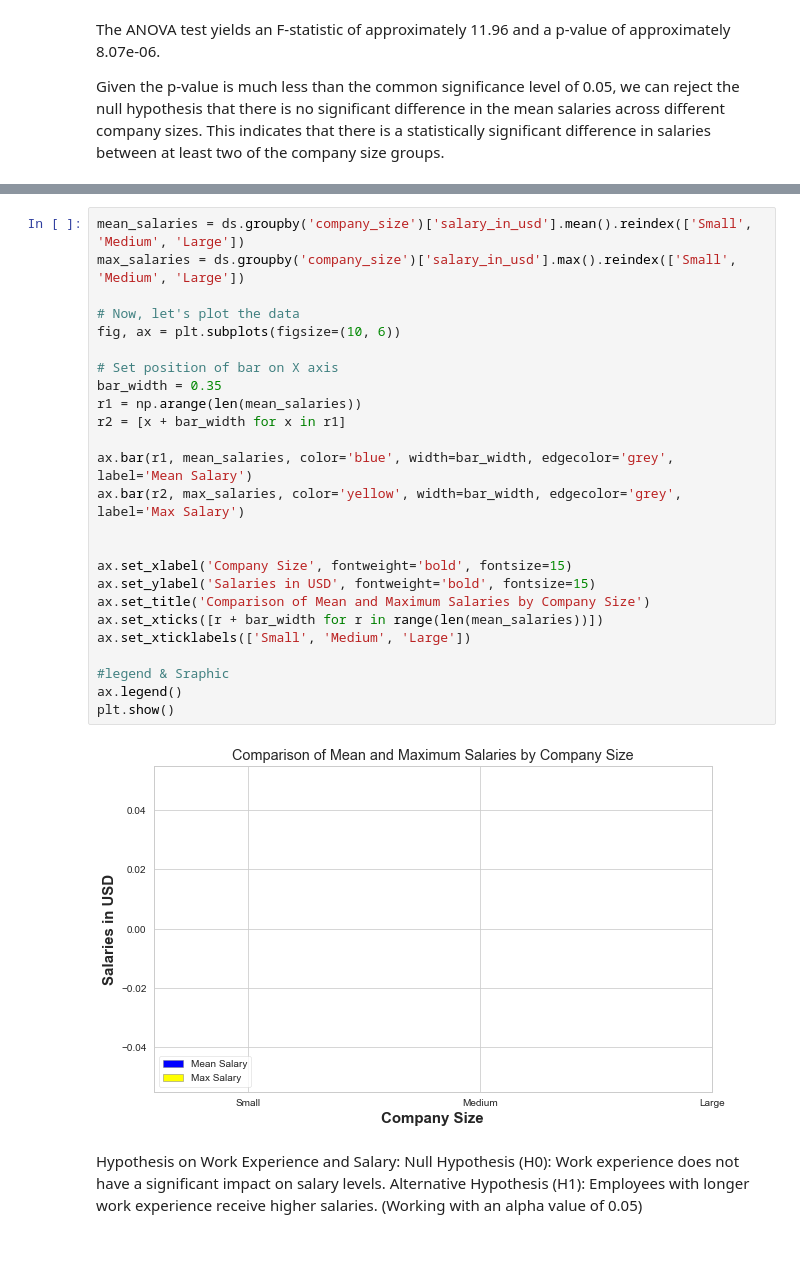
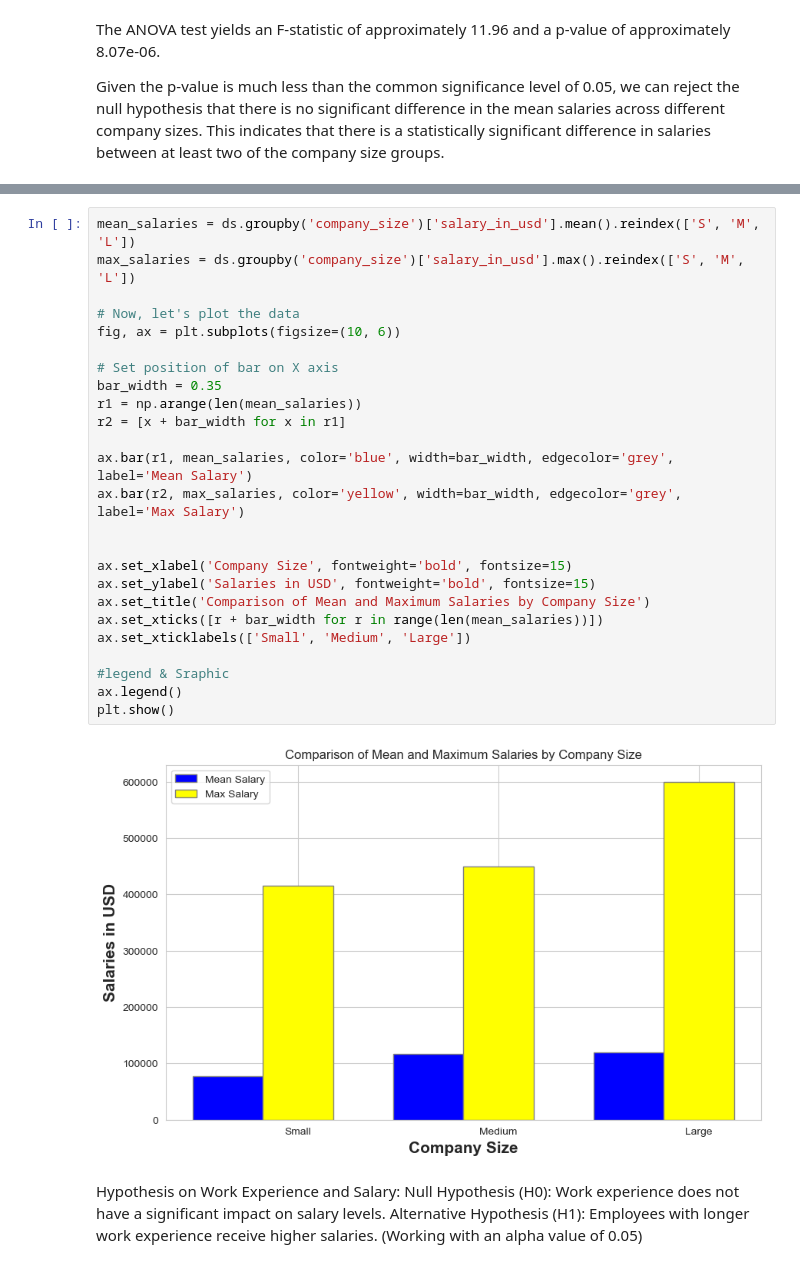
Before and after one commit to ed-gar-k/Phase-2-project, a Jupyter notebook: Untitled.ipynb, the cells around one changed output, grey strips where cells are left out. Saved outputs shown, nothing was run; the diff lists cells and outputs as text.

Commit message:
Fix Company size graph 2

```diff
--- a/Untitled.ipynb
+++ b/Untitled.ipynb
@@ -369,30 +369,30 @@ Multiple Comparison of Means - Tukey HSD, FWER=0.05
 # %%
-mean_salaries = ds.groupby('company_size')['salary_in_usd'].mean().reindex(['Small', 'Medium', 'Large'])
-max_salaries = ds.groupby('company_size')['salary_in_usd'].max().reindex(['Small', 'Medium', 'Large'])
+mean_salaries = ds.groupby('company_size')['salary_in_usd'].mean().reindex(['S', 'M', 'L'])
+max_salaries = ds.groupby('company_size')['salary_in_usd'].max().reindex(['S', 'M', 'L'])
 
 # Now, let's plot the data
 fig, ax = plt.subplots(figsize=(10, 6))
 
 # Set position of bar on X axis
 bar_width = 0.35
 r1 = np.arange(len(mean_salaries))
 r2 = [x + bar_width for x in r1]
 
 ax.bar(r1, mean_salaries, color='blue', width=bar_width, edgecolor='grey', label='Mean Salary')
 ax.bar(r2, max_salaries, color='yellow', width=bar_width, edgecolor='grey', label='Max Salary')
 
 
 ax.set_xlabel('Company Size', fontweight='bold', fontsize=15)
 ax.set_ylabel('Salaries in USD', fontweight='bold', fontsize=15)
 ax.set_title('Comparison of Mean and Maximum Salaries by Company Size')
 ax.set_xticks([r + bar_width for r in range(len(mean_salaries))])
 ax.set_xticklabels(['Small', 'Medium', 'Large'])
 
 #legend & Sraphic
 ax.legend()
 plt.show()
 # %% [output]
-[figure, old version]
+[figure, new version]
 # %% [markdown]
 
 Hypothesis on Work Experience and Salary:
```
Also changed, not shown: parts of 3 cells of this notebook.
